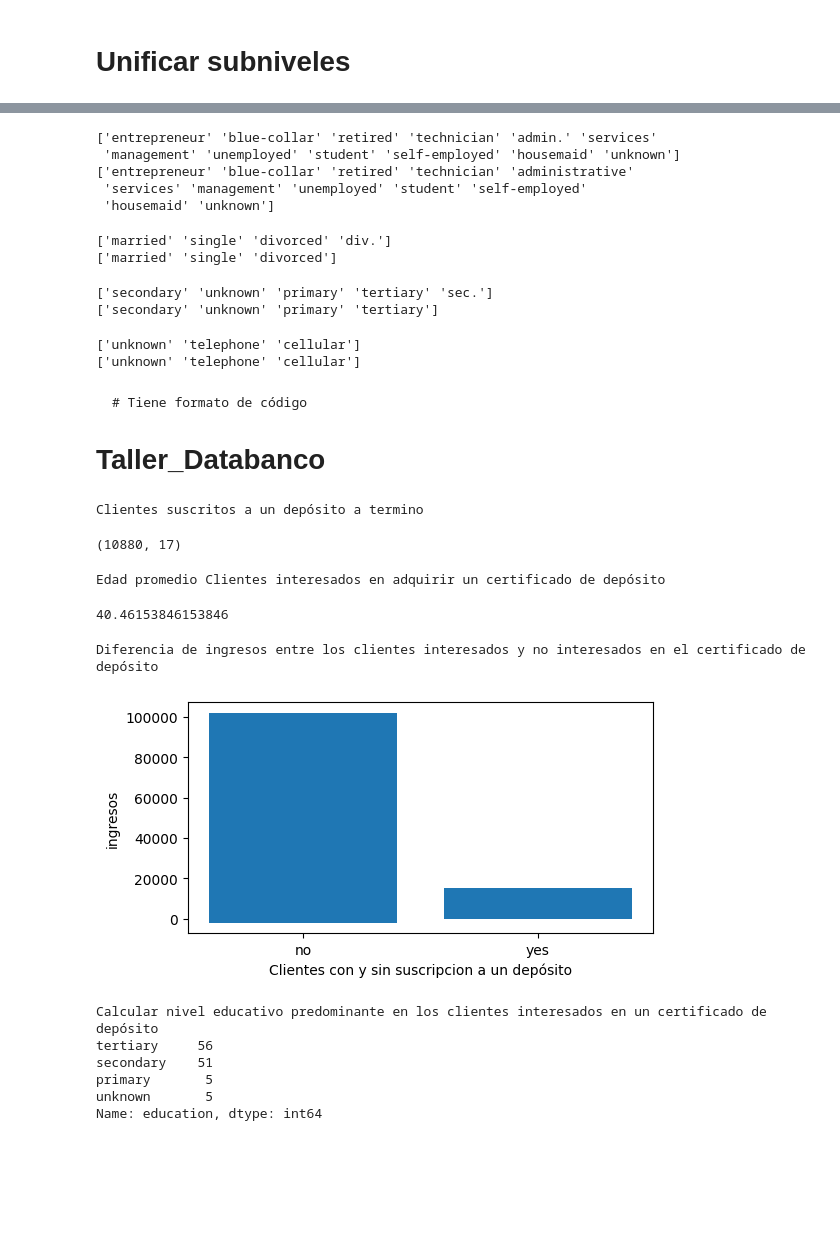
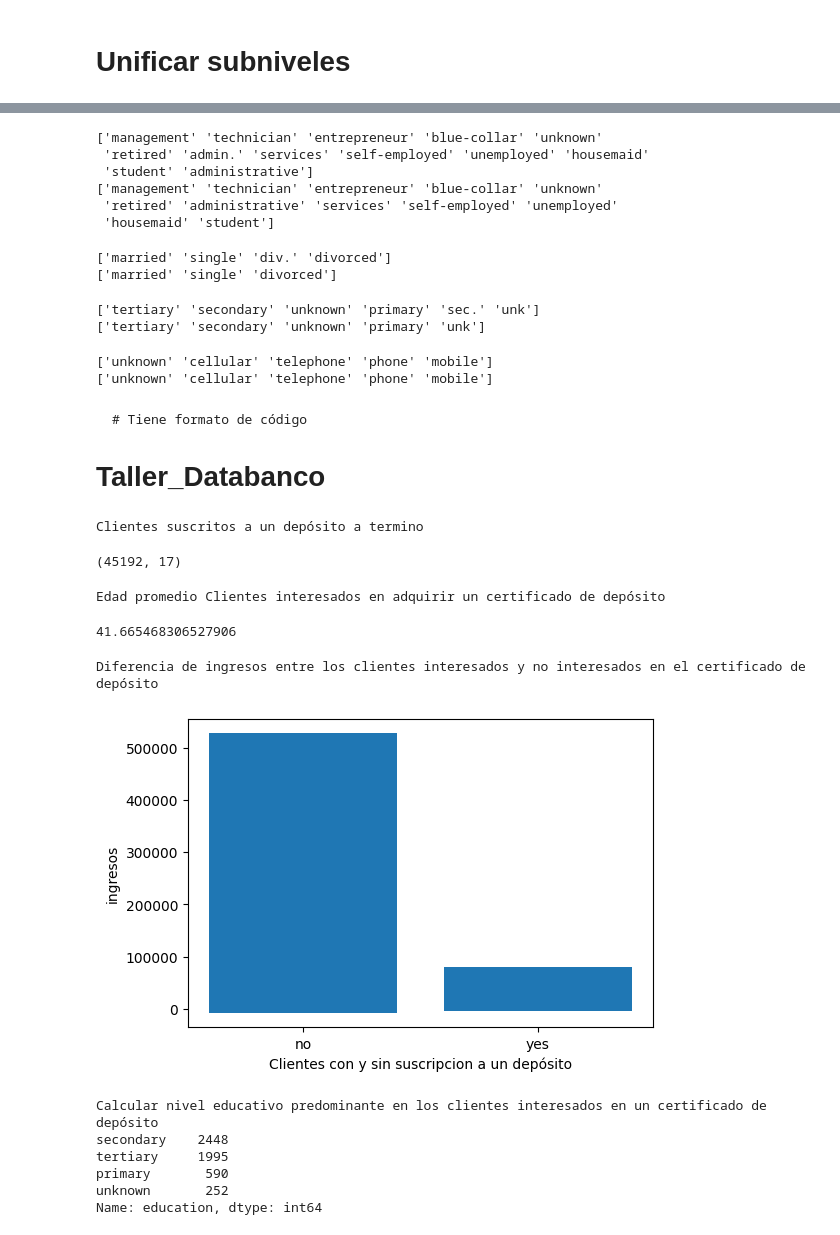
Before and after one commit to Aleja9425/Ejercicios-Talento-Tech, a Jupyter notebook: Taller_banco.ipynb, the cells around one changed output, grey strips where cells are left out. Saved outputs shown, nothing was run; the diff lists cells and outputs as text; code cells hidden in the pictures; blank space fills up the shorter version.

```diff
--- a/Taller_banco.ipynb
+++ b/Taller_banco.ipynb
@@ -206,7 +206,7 @@ Tamaño del set despues de eliminar los registros: (45193, 17)
 # Eliminar filas con "previous" > 100
 
 print(f'Tamaño del set antes de eliminar los registros de previous {data.shape}')
-data = data.drop(data[data['duration'] > 100].index)
+data = data.drop(data[data['previous'] > 100].index)
 print(f'Tamaño del set despues de eliminar registros de previous: {data.shape}')
 # %% [output]
 Tamaño del set antes de eliminar los registros de previous (45193, 17)
@@ -251,18 +251,19 @@ print(data['job'].unique())
 data['job'] = data['job'].str.replace('admin.','administrative', regex= False)
 print (data['job'].unique())
 # %% [output]
-['entrepreneur' 'blue-collar' 'retired' 'technician' 'admin.' 'services'
- 'management' 'unemployed' 'student' 'self-employed' 'housemaid' 'unknown']
-['entrepreneur' 'blue-collar' 'retired' 'technician' 'administrative'
- 'services' 'management' 'unemployed' 'student' 'self-employed'
- 'housemaid' 'unknown']
+['management' 'technician' 'entrepreneur' 'blue-collar' 'unknown'
+ 'retired' 'admin.' 'services' 'self-employed' 'unemployed' 'housemaid'
+ 'student' 'administrative']
+['management' 'technician' 'entrepreneur' 'blue-collar' 'unknown'
+ 'retired' 'administrative' 'services' 'self-employed' 'unemployed'
+ 'housemaid' 'student']
 # %%
 # marital: Unificar div. y divorced
 print(data['marital'].unique())
 data['marital'] = data['marital'].str.replace('div.','divorced', regex= False)
 print (data['marital'].unique())
 # %% [output]
-['married' 'single' 'divorced' 'div.']
+['married' 'single' 'div.' 'divorced']
 ['married' 'single' 'divorced']
 # %%
 #  education: unificar sec. y secondary, unk y unknown
@@ -271,8 +272,8 @@ data['education'] = data['education'].str.replace('sec.','secondary', regex= Fal
 data.loc[data['education']=='unk''education'] = 'unknown'
 print (data['education'].unique())
 # %% [output]
-['secondary' 'unknown' 'primary' 'tertiary' 'sec.']
-['secondary' 'unknown' 'primary' 'tertiary']
+['tertiary' 'secondary' 'unknown' 'primary' 'sec.' 'unk']
+['tertiary' 'secondary' 'unknown' 'primary' 'unk']
 # %%
 # contact: unificar tephone y phone
 print(data['contact'].unique())
@@ -281,8 +282,8 @@ data.loc[data['contact']=='mobile''contact'] = 'cellular'
 
 print (data['contact'].unique())
 # %% [output]
-['unknown' 'telephone' 'cellular']
-['unknown' 'telephone' 'cellular']
+['unknown' 'cellular' 'telephone' 'phone' 'mobile']
+['unknown' 'cellular' 'telephone' 'phone' 'mobile']
 # %% [markdown]
 
 
@@ -294,45 +295,44 @@ print (data['contact'].unique())
  # 1. ¡Cual es la edad promedio de los clientes interesados en adquirir un certificado de depositos?
 print("Clientes suscritos a un depósito a termino ")
 Clientes_interesados = data[data['y'] == 'yes']
-pd = Clientes_interesados
 data.shape
 # %% [output]
 Clientes suscritos a un depósito a termino
-(10880, 17)
+(45192, 17)
 # %%
 DataFrame = Clientes_interesados
 print("Edad promedio Clientes interesados en adquirir un certificado de depósito")
 
-DataFrame['age'].mean()
+Clientes_interesados['age'].mean()
 # %% [output]
 Edad promedio Clientes interesados en adquirir un certificado de depósito
-40.46153846153846
+41.665468306527906
 # %%
 2. #En una gráfica, establece la diferencia de ingresos entre clientes interesados y no interesados en el certificado de depósito#
 import pandas as pd
 import seaborn as sns
 import matplotlib.pyplot as plt
 
 DataFrame= data
 
 X = ['y']
 Y = ['balance']
 
-plt.figure(figsize=(6, 3))
+plt.figure(figsize=(6, 4))
 sns.barplot( aspect=1)
 sns.scatterplot(X= data["y"], Y = data["balance"])
 
 plt.bar(data["y"], data["balance"])
 
 plt.xlabel('Clientes con y sin suscripcion a un depósito')
 plt.ylabel('ingresos')
 
 print("Diferencia de ingresos entre los clientes interesados y no interesados en el certificado de depósito")
 
 plt.show()
 # %% [output]
 Diferencia de ingresos entre los clientes interesados y no interesados en el certificado de depósito
-[figure, old version]
+[figure, new version]
 # %%
 # 4. Cuál es el nivel educativo predominante entre clientes interesados en el certificado de depósito
 
@@ -342,10 +342,10 @@ count = Clientes_interesados['education'].value_counts()
 print(count)
 # %% [output]
 Calcular nivel educativo predominante en los clientes interesados en un certificado de depósito
-tertiary     56
-secondary    51
-primary       5
-unknown       5
+secondary    2448
+tertiary     1995
+primary       590
+unknown       252
 Name: education, dtype: int64
 # %%
 # 5. ¿Cuál es la relación entre estado civil vs el interés en adquirir el certificado de depósito?
```
Also changed, not shown: parts of 7 cells of this notebook.
